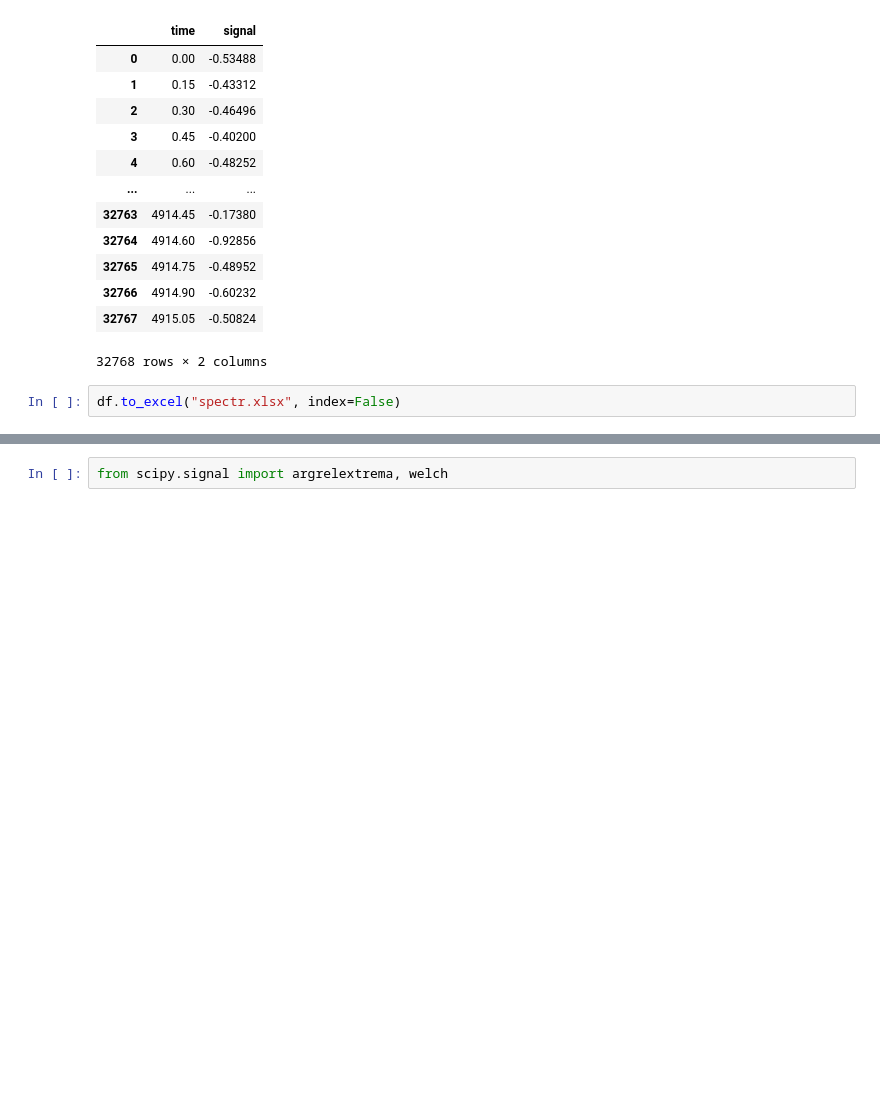
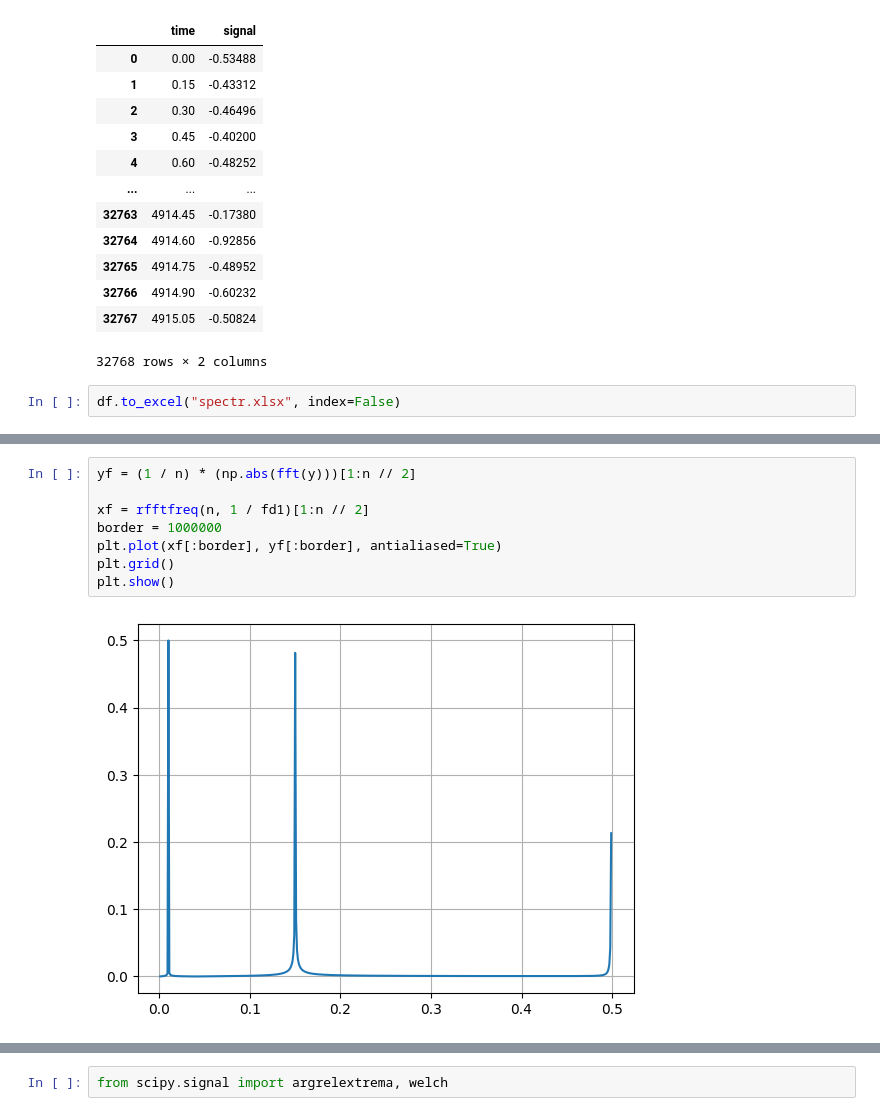
Before and after one commit to iliodium/data_base_sql, a Jupyter notebook: Untitled1.ipynb, the cells around one changed output, grey strips where cells are left out. Drawn from its saved outputs; the diff is of its cells as text; blank space fills up the shorter version.

```diff
--- a/Untitled1.ipynb
+++ b/Untitled1.ipynb
@@ -197,0 +213,10 @@ df.to_excel("spectr.xlsx", index=False)
+# %%
+yf = (1 / n) * (np.abs(fft(y)))[1:n // 2]
+
+xf = rfftfreq(n, 1 / fd1)[1:n // 2]
+border = 1000000
+plt.plot(xf[:border], yf[:border], antialiased=True)
+plt.grid()
+plt.show()
+# %% [output]
+[figure, added]
```
Also changed, not shown: parts of 7 cells of this notebook, 3 other files.
